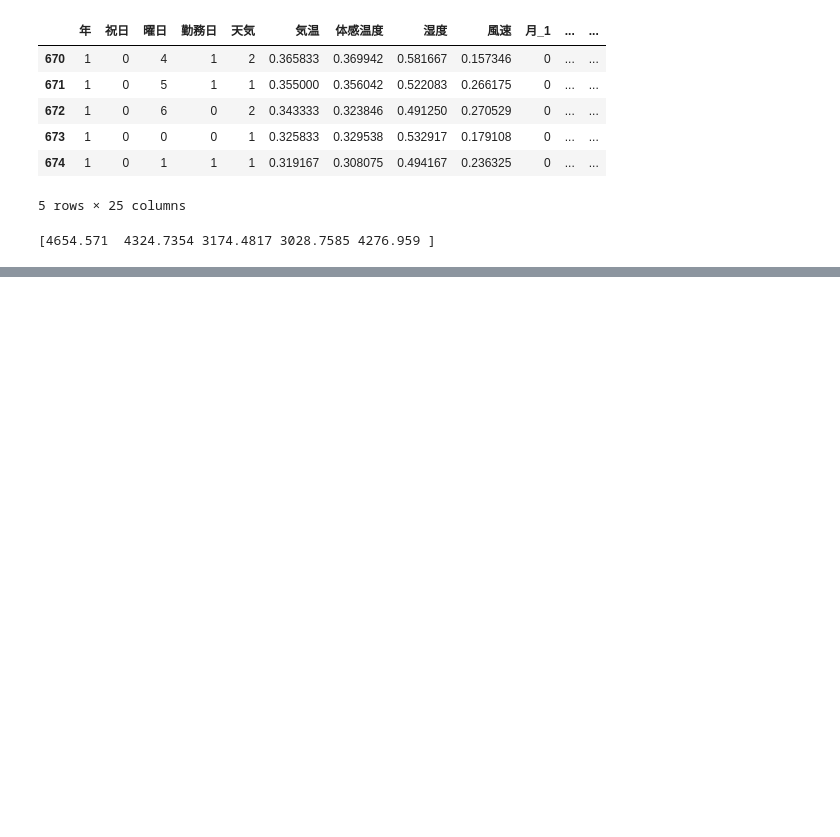
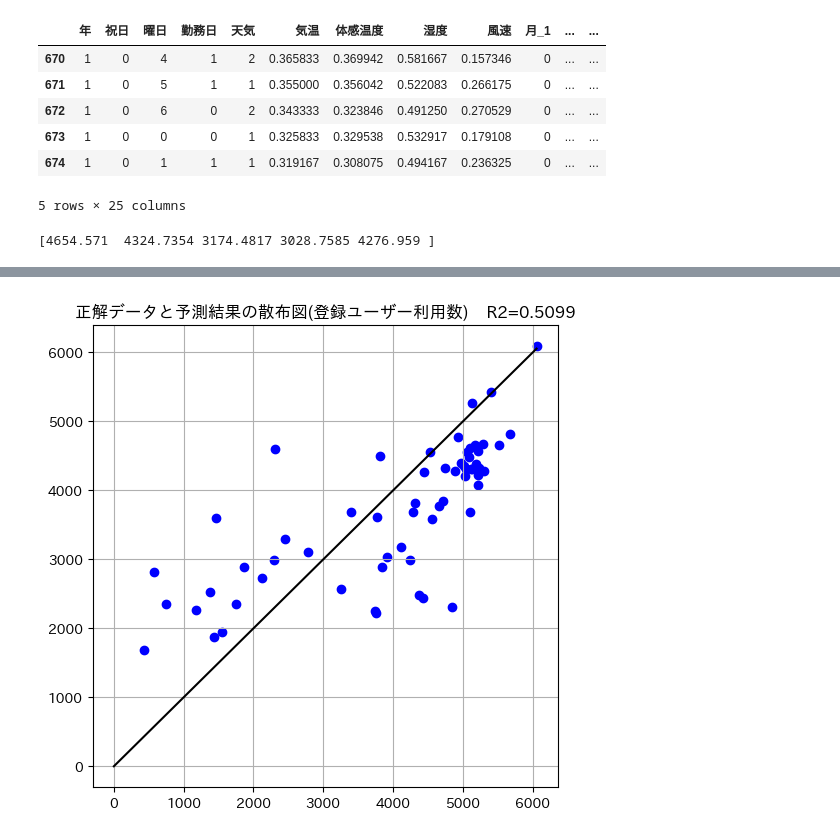
Before and after one commit to Syozaburo/Machine_learning_practice, a Jupyter notebook: Bike-Sharing-Dataset/Predict-use-of-bike.ipynb, the cells around one changed output, grey strips where cells are left out. Saved outputs shown, nothing was run; the diff lists cells and outputs as text; code cells hidden in the pictures; blank space fills up the shorter version.

```diff
--- a/Bike-Sharing-Dataset/Predict-use-of-bike.ipynb
+++ b/Bike-Sharing-Dataset/Predict-use-of-bike.ipynb
@@ -330,0 +333,12 @@ print(f'score: {score:.4f} r2_score: {r2_score:.4f}')
+# %%
+#正解データと予測結果を散布図で比較(登録ユーザー利用数)
+plt.figure(figsize=(6,6))
+y_max = y_test.max()
+plt.plot((0, y_max), (0,y_max), c='k')
+plt.scatter(y_test, y_pred, c='b')
+plt.title(f'正解データと予測結果の散布図(登録ユーザー利用数)\
+    R2={score:.4f}')
+plt.grid()
+plt.show()
+# %% [output]
+[figure, added]
```
Also changed, not shown: parts of 7 cells of this notebook, 1 other file.
